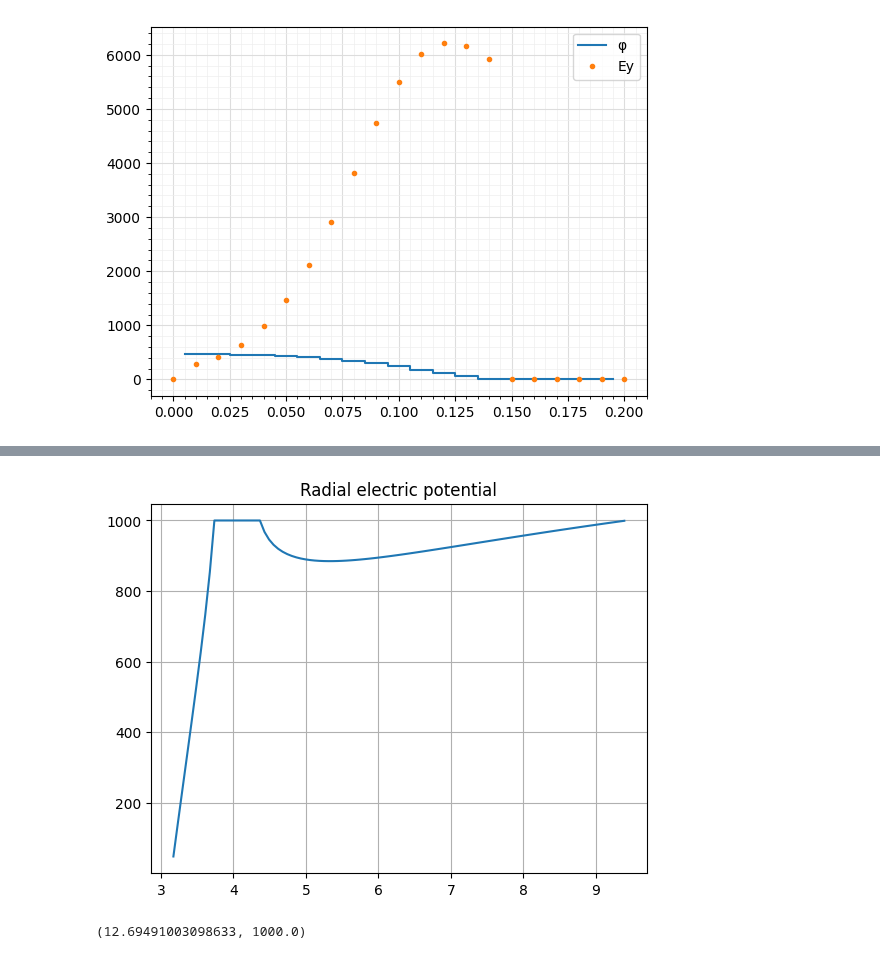
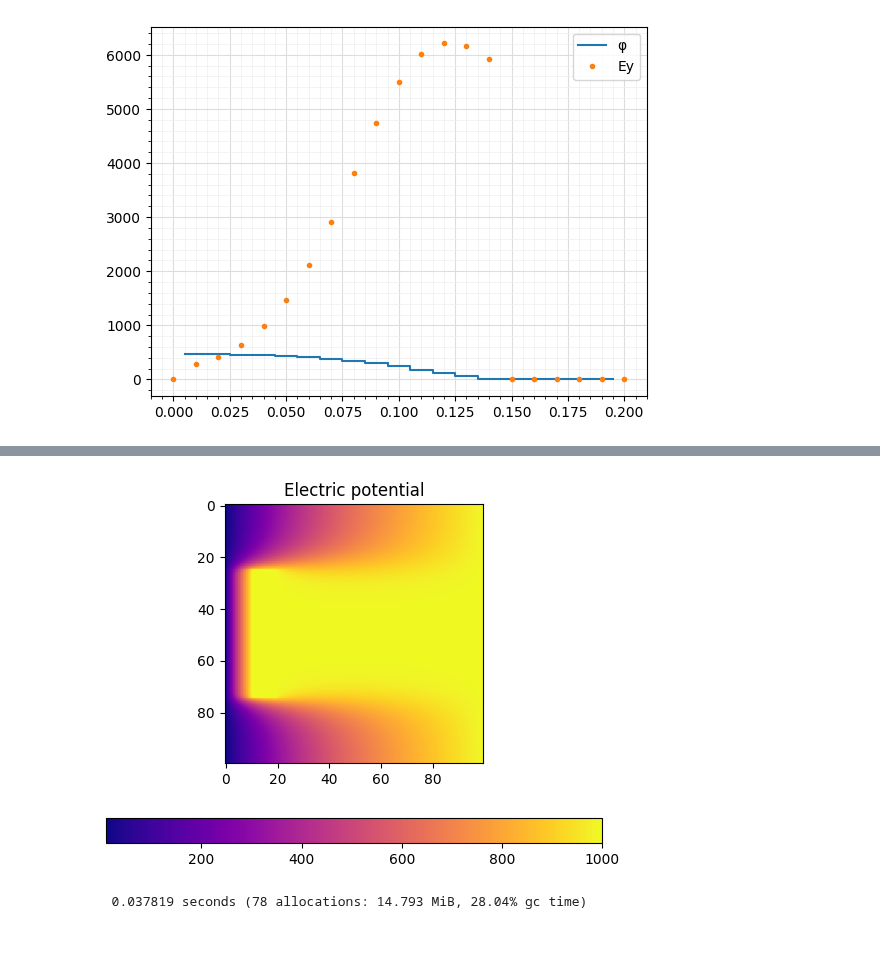
Before and after one commit to bchaber/pole, a Jupyter notebook: PoissonEquation.ipynb, the cells around one changed output, grey strips where cells are left out. Cells and saved outputs as stored; diff of their text form; code cells hidden in the pictures.

```diff
--- a/PoissonEquation.ipynb
+++ b/PoissonEquation.ipynb
@@ -475,9 +391,27 @@ tight_layout()
-# %%
-plot(rc, φ[25,:])
-grid()
-
-title("Radial electric potential")
-extrema(φ)
-# %% [output]
-[figure, removed]
-(12.69491003098633, 1000.0)
+# %%
+h  = 0.02π
+θf = 0π:h:2.001π
+rf = 1π:h:3π
+θc = 0.5 .* θf[1:end-1] .+
+     0.5 .* θf[2:end]
+rc = 0.5 .* rf[1:end-1] .+
+     0.5 .* rf[2:end]
+nθ = length(θc)
+nr = length(rc)
+θθ = repeat(θc,   1, nr)
+rr = repeat(rc', nθ,  1)
+
+ρ = zeros(nθ, nr)
+gnd = DirichletBC(0.)
+dbc  = DirichletBC(1000.)
+bc = NeumannBC()
+ps = LinearSolver(Val(:θr), θf, rf, left=bc, right=bc, upper=dbc, lower=gnd)
+@inbounds for i=26:75, j=11:20 fixed!(ps, dbc.value, i, j) end
+@time it = solve!(ps, reshape(ρ,:))
+φ  = solution(ps)
+imshow(φ, cmap="plasma"); colorbar(orientation="horizontal")
+title("Electric potential")
+nothing
+# %% [output]
+[figure, added]
+  0.037819 seconds (78 allocations: 14.793 MiB, 28.04% gc time)
```
Also changed, not shown: parts of 20 cells of this notebook.
